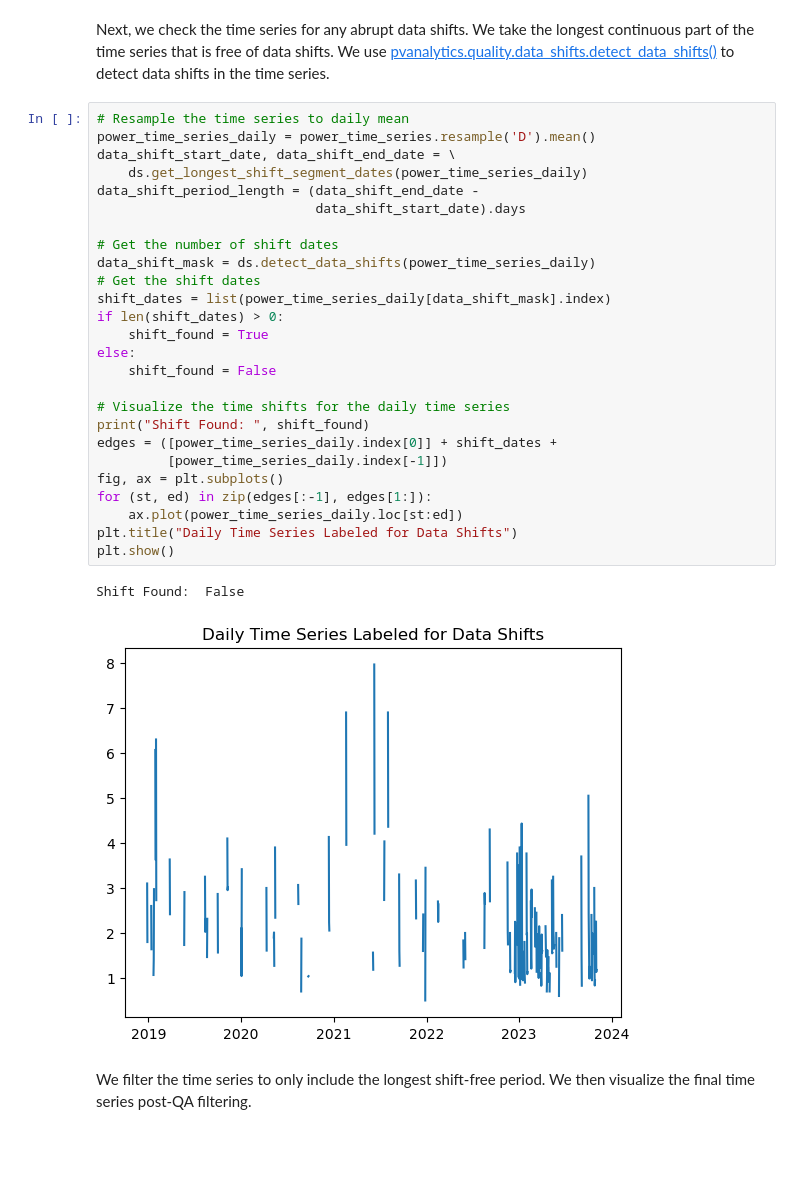
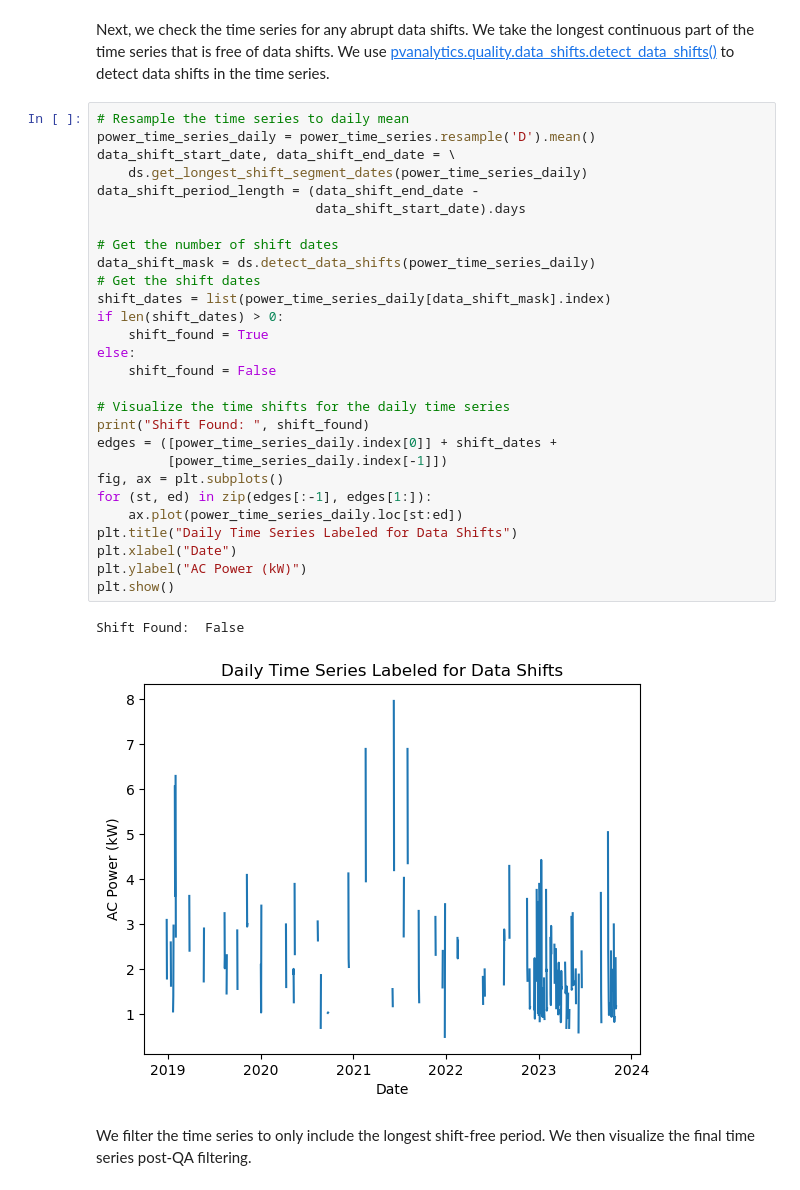
Before and after one commit to qnguyen345/pvdaq_access, a Jupyter notebook: tutorials/tutorials/1 - Downloading Data, and doing a Quality Assessment.ipynb, the cells around one changed output. Cells and saved outputs as stored; diff of their text form; blank space fills up the shorter version.

```diff
--- a/tutorials/tutorials/1 - Downloading Data, and doing a Quality Assessment.ipynb
+++ b/tutorials/tutorials/1 - Downloading Data, and doing a Quality Assessment.ipynb
@@ -1140,32 +1146,34 @@ Next, we check the time series for any abrupt data shifts. We take the longest c
 # %%
 # Resample the time series to daily mean
 power_time_series_daily = power_time_series.resample('D').mean()
 data_shift_start_date, data_shift_end_date = \
     ds.get_longest_shift_segment_dates(power_time_series_daily)
 data_shift_period_length = (data_shift_end_date -
                             data_shift_start_date).days
 
 # Get the number of shift dates
 data_shift_mask = ds.detect_data_shifts(power_time_series_daily)
 # Get the shift dates
 shift_dates = list(power_time_series_daily[data_shift_mask].index)
 if len(shift_dates) > 0:
     shift_found = True
 else:
     shift_found = False
 
 # Visualize the time shifts for the daily time series
 print("Shift Found: ", shift_found)
 edges = ([power_time_series_daily.index[0]] + shift_dates +
          [power_time_series_daily.index[-1]])
 fig, ax = plt.subplots()
 for (st, ed) in zip(edges[:-1], edges[1:]):
     ax.plot(power_time_series_daily.loc[st:ed])
 plt.title("Daily Time Series Labeled for Data Shifts")
+plt.xlabel("Date")
+plt.ylabel("AC Power (kW)")
 plt.show()
 # %% [output]
 Shift Found:  False
-[figure, old version]
+[figure, new version]
 # %% [markdown]
 We filter the time series to only include the longest shift-free period. We then visualize the final time series post-QA filtering.
 # %%
```
Also changed, not shown: parts of 4 cells of this notebook.
